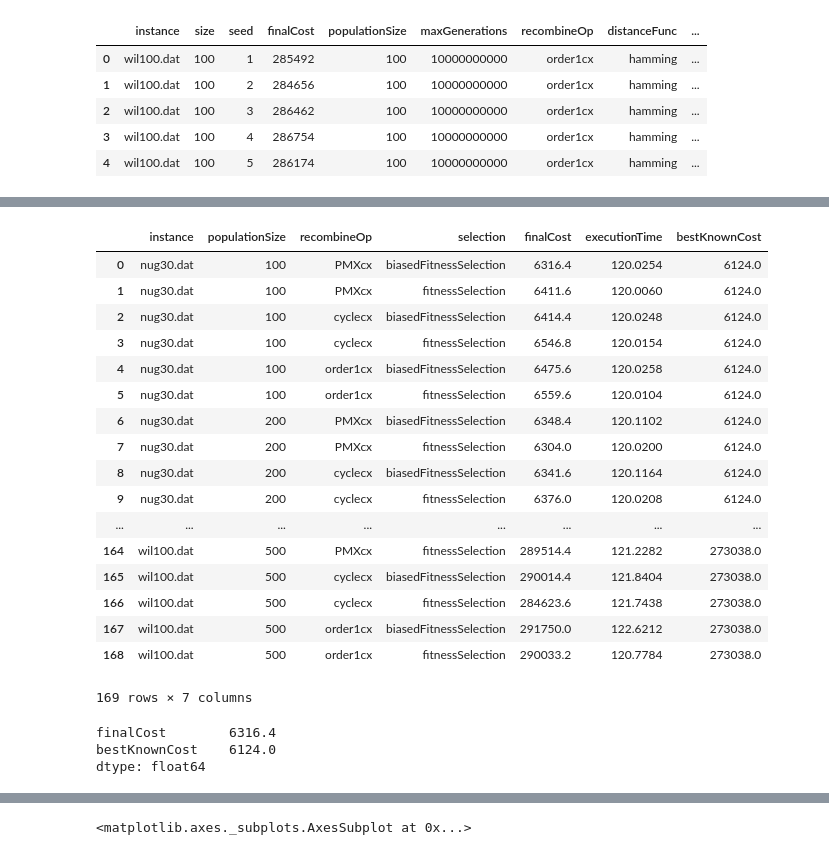
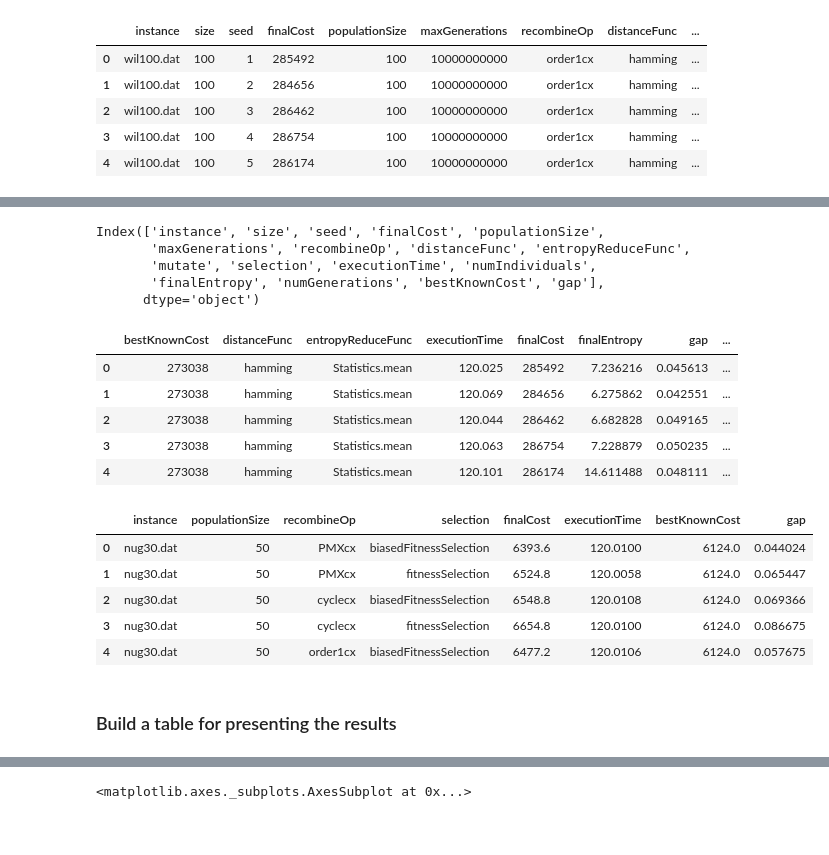
Before and after one commit to BSAraujo/QAP-Metaheuristics, a Jupyter notebook: program/notebooks/Experiments Analysis - Python.ipynb, the cells around one changed output, grey strips where cells are left out. Drawn from its saved outputs; the diff is of its cells as text; code cells hidden in the pictures.

```diff
--- a/program/notebooks/Experiments Analysis - Python.ipynb
+++ b/program/notebooks/Experiments Analysis - Python.ipynb
@@ -51,25 +33,35 @@ df[df['instance'] == 'wil100.dat']
+# %%
+inputfile = "..\\..\\experiments\\2019-07-01_000745\\aggregate_results.txt"
+df2 = pd.read_csv(inputfile, sep='\t')
+
+df2.columns
+# %% [output]
+Index(['instance', 'size', 'seed', 'finalCost', 'populationSize',
+       'maxGenerations', 'recombineOp', 'distanceFunc', 'entropyReduceFunc',
+       'mutate', 'selection', 'executionTime', 'numIndividuals',
+       'finalEntropy', 'numGenerations', 'bestKnownCost', 'gap'],
+      dtype='object')
+# %%
+df = df.append(df2,sort=True)
+# %%
+df.head()
+# %% [output]
+|  | bestKnownCost | distanceFunc | entropyReduceFunc | executionTime | finalCost | finalEntropy | gap | ... |
+| 0 | 273038 | hamming | Statistics.mean | 120.025 | 285492 | 7.236216 | 0.045613 | ... |
+| 1 | 273038 | hamming | Statistics.mean | 120.069 | 284656 | 6.275862 | 0.042551 | ... |
+| 2 | 273038 | hamming | Statistics.mean | 120.044 | 286462 | 6.682828 | 0.049165 | ... |
+| 3 | 273038 | hamming | Statistics.mean | 120.063 | 286754 | 7.228879 | 0.050235 | ... |
+| 4 | 273038 | hamming | Statistics.mean | 120.101 | 286174 | 14.611488 | 0.048111 | ... |
 # %%
 assert sum(df.duplicated(subset=['instance','seed','populationSize','recombineOp','selection'])) == 0
 # %%
 tmp = df.groupby(['instance','populationSize','recombineOp','selection']) \
-        [['finalCost','executionTime','bestKnownCost']].mean().reset_index()
-tmp
+        [['finalCost','executionTime','bestKnownCost','gap']].mean().reset_index()
+tmp.head()
 # %% [output]
-|  | instance | populationSize | recombineOp | selection | finalCost | executionTime | bestKnownCost |
-| 0 | nug30.dat | 100 | PMXcx | biasedFitnessSelection | 6316.4 | 120.0254 | 6124.0 |
-| 1 | nug30.dat | 100 | PMXcx | fitnessSelection | 6411.6 | 120.0060 | 6124.0 |
-| 2 | nug30.dat | 100 | cyclecx | biasedFitnessSelection | 6414.4 | 120.0248 | 6124.0 |
-| 3 | nug30.dat | 100 | cyclecx | fitnessSelection | 6546.8 | 120.0154 | 6124.0 |
-| 4 | nug30.dat | 100 | order1cx | biasedFitnessSelection | 6475.6 | 120.0258 | 6124.0 |
-| 5 | nug30.dat | 100 | order1cx | fitnessSelection | 6559.6 | 120.0104 | 6124.0 |
-| 6 | nug30.dat | 200 | PMXcx | biasedFitnessSelection | 6348.4 | 120.1102 | 6124.0 |
-| 7 | nug30.dat | 200 | PMXcx | fitnessSelection | 6304.0 | 120.0200 | 6124.0 |
-| 8 | nug30.dat | 200 | cyclecx | biasedFitnessSelection | 6341.6 | 120.1164 | 6124.0 |
-| 9 | nug30.dat | 200 | cyclecx | fitnessSelection | 6376.0 | 120.0208 | 6124.0 |
-| ... | ... | ... | ... | ... | ... | ... | ... |
-| 164 | wil100.dat | 500 | PMXcx | fitnessSelection | 289514.4 | 121.2282 | 273038.0 |
-| 165 | wil100.dat | 500 | cyclecx | biasedFitnessSelection | 290014.4 | 121.8404 | 273038.0 |
-| 166 | wil100.dat | 500 | cyclecx | fitnessSelection | 284623.6 | 121.7438 | 273038.0 |
-| 167 | wil100.dat | 500 | order1cx | biasedFitnessSelection | 291750.0 | 122.6212 | 273038.0 |
-| 168 | wil100.dat | 500 | order1cx | fitnessSelection | 290033.2 | 120.7784 | 273038.0 |
+|  | instance | populationSize | recombineOp | selection | finalCost | executionTime | bestKnownCost | gap |
+| 0 | nug30.dat | 50 | PMXcx | biasedFitnessSelection | 6393.6 | 120.0100 | 6124.0 | 0.044024 |
+| 1 | nug30.dat | 50 | PMXcx | fitnessSelection | 6524.8 | 120.0058 | 6124.0 | 0.065447 |
+| 2 | nug30.dat | 50 | cyclecx | biasedFitnessSelection | 6548.8 | 120.0108 | 6124.0 | 0.069366 |
+| 3 | nug30.dat | 50 | cyclecx | fitnessSelection | 6654.8 | 120.0100 | 6124.0 | 0.086675 |
+| 4 | nug30.dat | 50 | order1cx | biasedFitnessSelection | 6477.2 | 120.0106 | 6124.0 | 0.057675 |
-169 rows × 7 columns
@@ -78,12 +68,5 @@ df['experiment'] = df['populationSize'].astype(str) + '-' + df['recombineOp'] +
-# %%
-df[(df['instance'] == 'nug30.dat')
-   & (df['recombineOp'] == 'PMXcx')
-   & (df['populationSize'] == 100)
-   & (df['selection'] == 'biasedFitnessSelection')][['finalCost','bestKnownCost']].mean()
-# %% [output]
-finalCost        6316.4
-bestKnownCost    6124.0
-dtype: float64
+# %% [markdown]
+### Build a table for presenting the results
 # %%
 table = pd.pivot_table(df, values='finalEntropy', index=['instance'],
                     columns=['selection','recombineOp','populationSize'], #['experiment'],
```
Also changed, not shown: parts of 15 cells of this notebook, 2 other files.
